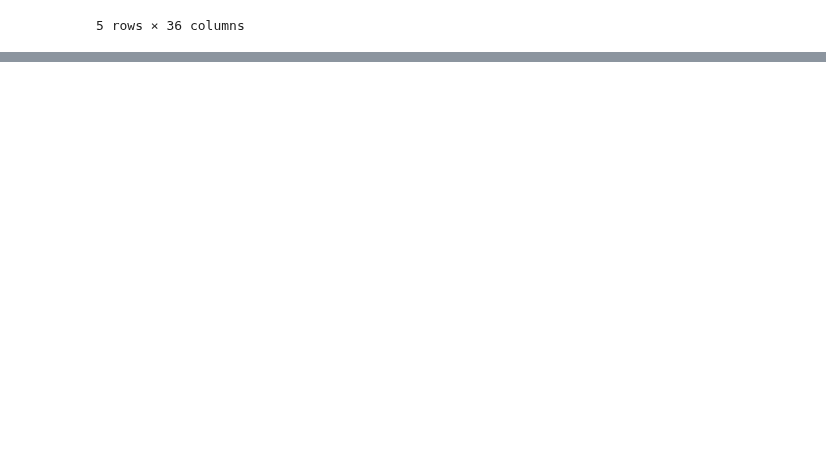
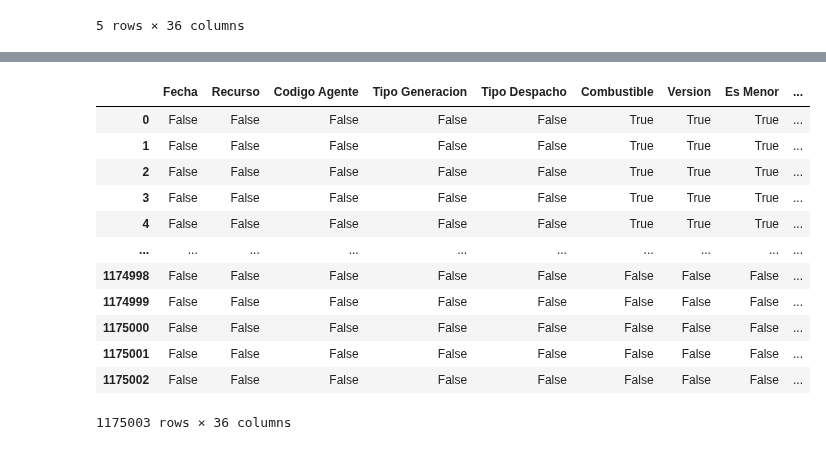
Before and after one commit to Mateoferrnandez/Projects, a Jupyter notebook: Personal Projects/Generacion electrica en Colombia/Dtacleaning.ipynb, the cells around one changed output, grey strips where cells are left out. Saved outputs shown, nothing was run; the diff lists cells and outputs as text; code cells hidden in the pictures; blank space fills up the shorter version.

```diff
--- a/Personal Projects/Generacion electrica en Colombia/Dtacleaning.ipynb
+++ b/Personal Projects/Generacion electrica en Colombia/Dtacleaning.ipynb
@@ -352,0 +380,16 @@ union.head()
+# %%
+union.isna()
+# %% [output]
+|  | Fecha | Recurso | Codigo Agente | Tipo Generacion | Tipo Despacho | Combustible | Version | Es Menor | ... |
+| 0 | False | False | False | False | False | True | True | True | ... |
+| 1 | False | False | False | False | False | True | True | True | ... |
+| 2 | False | False | False | False | False | True | True | True | ... |
+| 3 | False | False | False | False | False | True | True | True | ... |
+| 4 | False | False | False | False | False | True | True | True | ... |
+| ... | ... | ... | ... | ... | ... | ... | ... | ... | ... |
+| 1174998 | False | False | False | False | False | False | False | False | ... |
+| 1174999 | False | False | False | False | False | False | False | False | ... |
+| 1175000 | False | False | False | False | False | False | False | False | ... |
+| 1175001 | False | False | False | False | False | False | False | False | ... |
+| 1175002 | False | False | False | False | False | False | False | False | ... |
+1175003 rows × 36 columns
```
Also changed, not shown: parts of 21 cells of this notebook, 13 other files.
